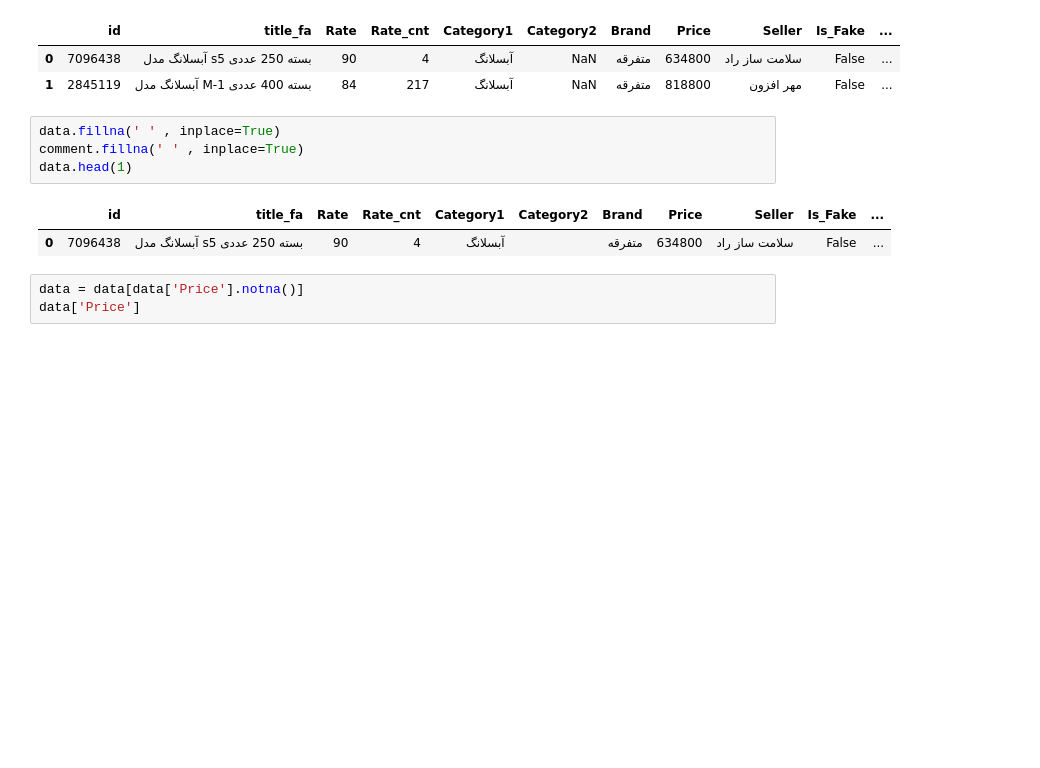
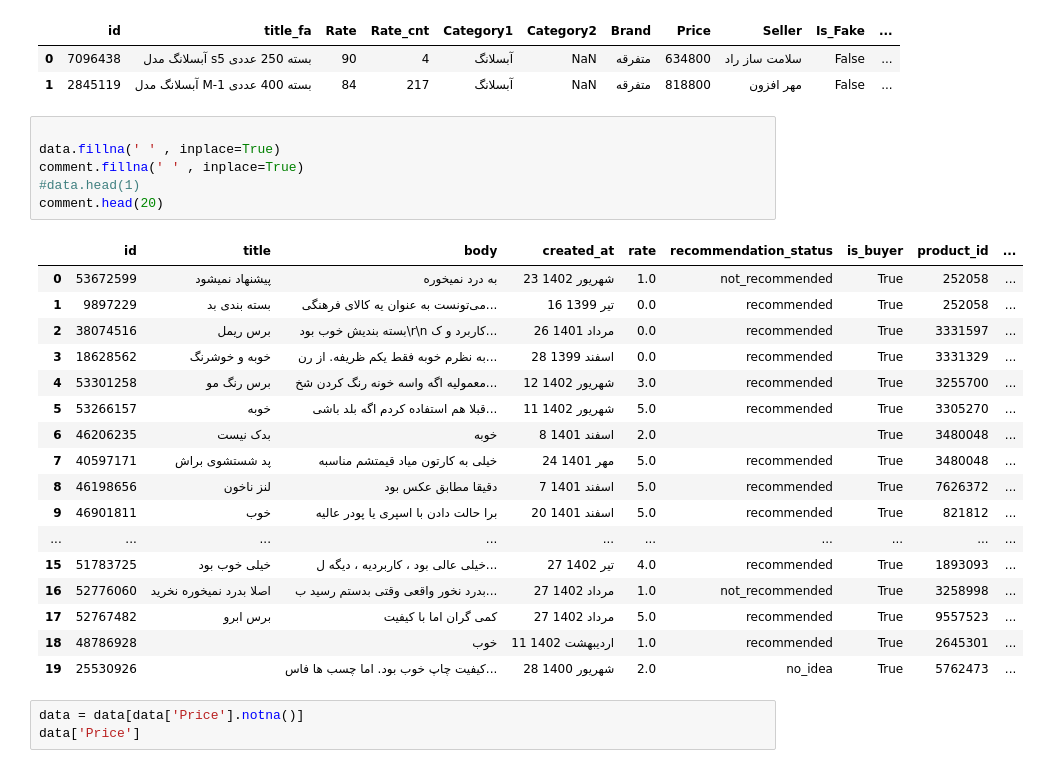
Before and after one commit to Reza-Baniasadi/Chat-Bot-Telegram, a Jupyter notebook: Rag_module/preprocess_kala.ipynb, the cells around one changed output. Cells and saved outputs as stored; diff of their text form; blank space fills up the shorter version.

Commit message:
get comment and to dataset kala wit id unique

```diff
--- a/Rag_module/preprocess_kala.ipynb
+++ b/Rag_module/preprocess_kala.ipynb
@@ -11,12 +11,29 @@ data.head(2)
 | 0 | 7096438 | آبسلانگ مدل s5 بسته 250 عددی | 90 | 4 | آبسلانگ | NaN | متفرقه | 634800 | سلامت ساز راد | False | ... |
 | 1 | 2845119 | آبسلانگ مدل M-1 بسته 400 عددی | 84 | 217 | آبسلانگ | NaN | متفرقه | 818800 | مهر افزون | False | ... |
 # %%
+
 data.fillna(' ' , inplace=True)
 comment.fillna(' ' , inplace=True)
-data.head(1)
+#data.head(1)
+comment.head(20)
 # %% [output]
-|  | id | title_fa | Rate | Rate_cnt | Category1 | Category2 | Brand | Price | Seller | Is_Fake | ... |
-| 0 | 7096438 | آبسلانگ مدل s5 بسته 250 عددی | 90 | 4 | آبسلانگ |  | متفرقه | 634800 | سلامت ساز راد | False | ... |
+|  | id | title | body | created_at | rate | recommendation_status | is_buyer | product_id | ... |
+| 0 | 53672599 | پیشنهاد نمیشود | به درد نمیخوره | 23 شهریور 1402 | 1.0 | not_recommended | True | 252058 | ... |
+| 1 | 9897229 | بسته بندی بد | می‌تونست به عنوان یه کالای فرهنگی... | 16 تیر 1399 | 0.0 | recommended | True | 252058 | ... |
+| 2 | 38074516 | برس ریمل | بسته بندیش خوب بود\r\n کاربرد و ک... | 26 مرداد 1401 | 0.0 | recommended | True | 3331597 | ... |
+| 3 | 18628562 | خوبه و خوشرنگ | به نظرم خوبه فقط یکم ظریفه. از رن... | 28 اسفند 1399 | 0.0 | recommended | True | 3331329 | ... |
+| 4 | 53301258 | برس رنگ مو | معمولیه اگه واسه خونه رنگ کردن شخ... | 12 شهریور 1402 | 3.0 | recommended | True | 3255700 | ... |
+| 5 | 53266157 | خوبه | قبلا هم استفاده کردم اگه بلد باشی... | 11 شهریور 1402 | 5.0 | recommended | True | 3305270 | ... |
+| 6 | 46206235 | بدک نیست | خوبه | 8 اسفند 1401 | 2.0 |  | True | 3480048 | ... |
+| 7 | 40597171 | پد شستشوی براش | خیلی به کارتون میاد قیمتشم مناسبه | 24 مهر 1401 | 5.0 | recommended | True | 3480048 | ... |
+| 8 | 46198656 | لنز ناخون | دقیقا مطابق عکس بود | 7 اسفند 1401 | 5.0 | recommended | True | 7626372 | ... |
+| 9 | 46901811 | خوب | برا حالت دادن با اسپری یا پودر عالیه | 20 اسفند 1401 | 5.0 | recommended | True | 821812 | ... |
+| ... | ... | ... | ... | ... | ... | ... | ... | ... | ... |
+| 15 | 51783725 | خیلی خوب بود | خیلی عالی بود ، کاربردیه ، دیگه ل... | 27 تیر 1402 | 4.0 | recommended | True | 1893093 | ... |
+| 16 | 52776060 | اصلا بدرد نمیخوره نخرید | بدرد نخور واقعی وقتی بدستم رسید ب... | 27 مرداد 1402 | 1.0 | not_recommended | True | 3258998 | ... |
+| 17 | 52767482 | برس ابرو | کمی گران اما با کیفیت | 27 مرداد 1402 | 5.0 | recommended | True | 9557523 | ... |
+| 18 | 48786928 |  | خوب | 11 اردیبهشت 1402 | 1.0 | recommended | True | 2645301 | ... |
+| 19 | 25530926 |  | کیفیت چاپ خوب بود. اما چسب ها فاس... | 28 شهریور 1400 | 2.0 | no_idea | True | 5762473 | ... |
 # %%
 data = data[data['Price'].notna()]
 data['Price']
```
Also changed, not shown: parts of 2 cells of this notebook.
